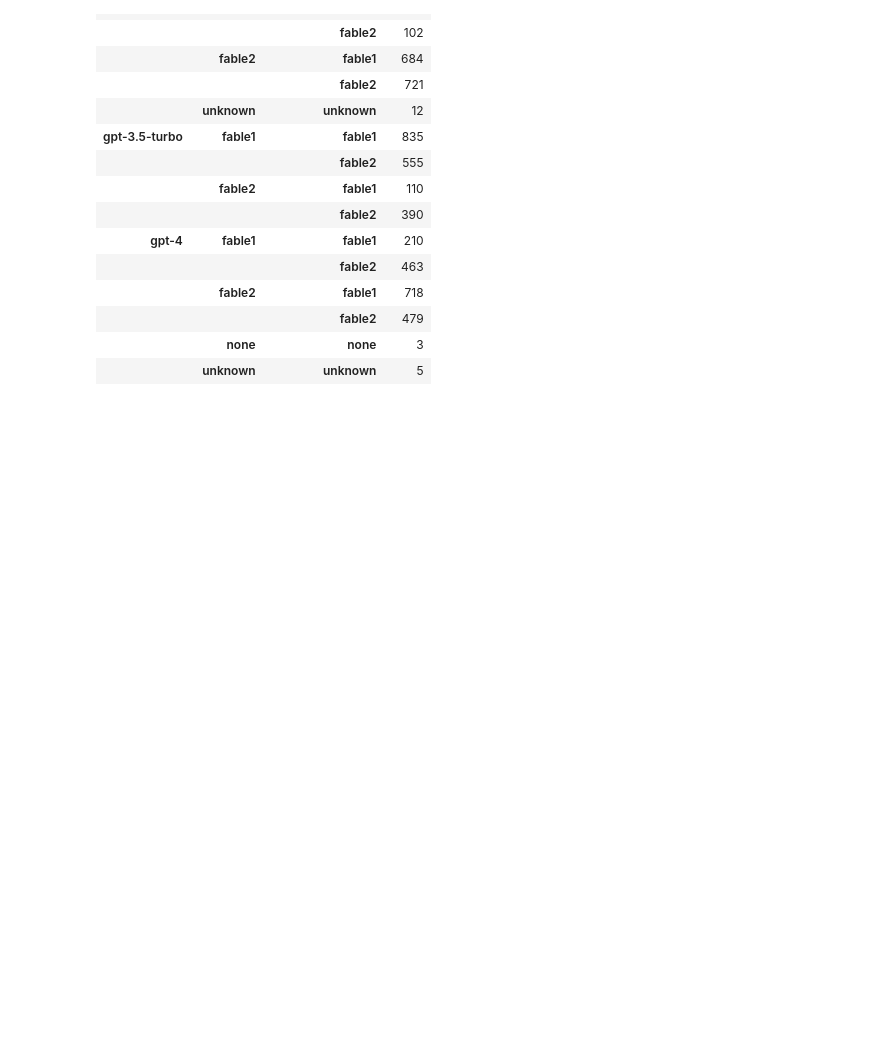
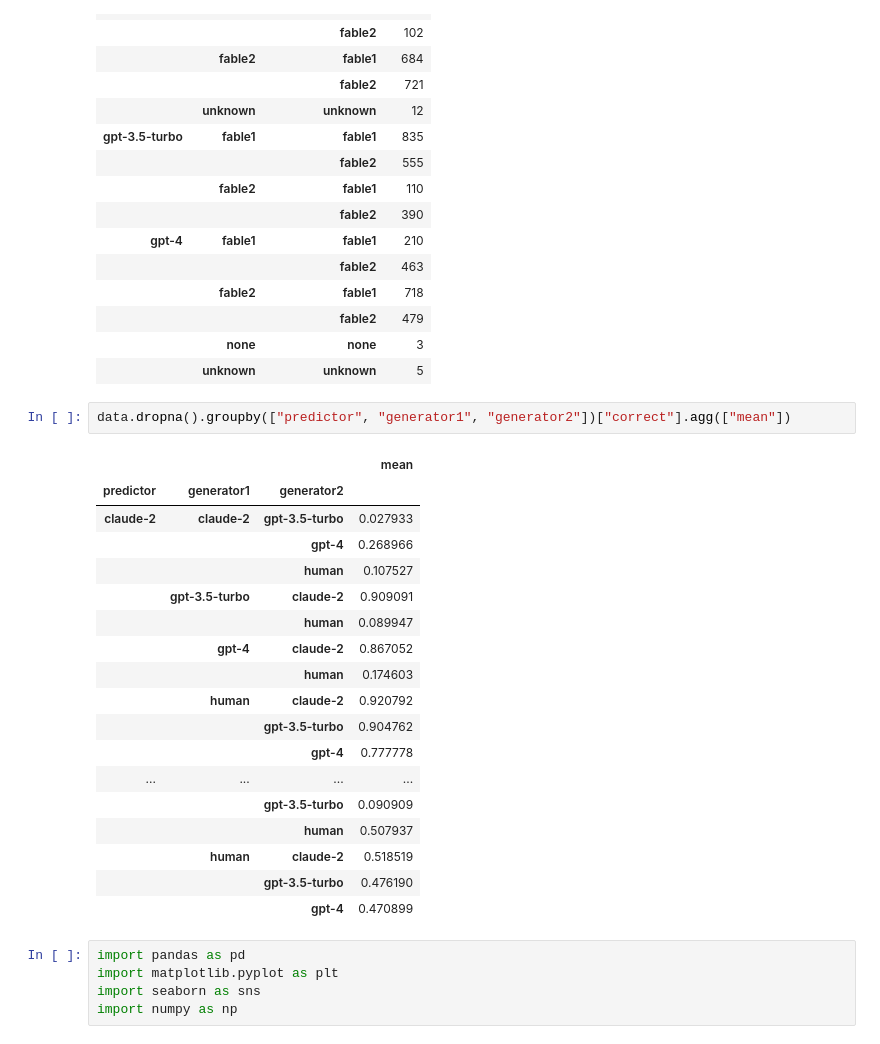
Before and after one commit to qfeuilla/TuringMirror, a Jupyter notebook: explore_data.ipynb, the cells around one changed output. Saved outputs shown, nothing was run; the diff lists cells and outputs as text; blank space fills up the shorter version.

```diff
--- a/explore_data.ipynb
+++ b/explore_data.ipynb
@@ -36,3 +43,29 @@ data.dropna().groupby(["predictor", "prediction", "correct_prediction", ])["pred
 |  |  | fable2 | 479 |
 |  | none | none | 3 |
 |  | unknown | unknown | 5 |
+# %%
+data.dropna().groupby(["predictor", "generator1", "generator2"])["correct"].agg(["mean"])
+# %% [output]
+|  |  |  | mean |
+| predictor | generator1 | generator2 |  |
+| claude-2 | claude-2 | gpt-3.5-turbo | 0.027933 |
+|  |  | gpt-4 | 0.268966 |
+|  |  | human | 0.107527 |
+|  | gpt-3.5-turbo | claude-2 | 0.909091 |
+|  |  | human | 0.089947 |
+|  | gpt-4 | claude-2 | 0.867052 |
+|  |  | human | 0.174603 |
+|  | human | claude-2 | 0.920792 |
+|  |  | gpt-3.5-turbo | 0.904762 |
+|  |  | gpt-4 | 0.777778 |
+| ... | ... | ... | ... |
+|  |  | gpt-3.5-turbo | 0.090909 |
+|  |  | human | 0.507937 |
+|  | human | claude-2 | 0.518519 |
+|  |  | gpt-3.5-turbo | 0.476190 |
+|  |  | gpt-4 | 0.470899 |
+# %%
+import pandas as pd
+import matplotlib.pyplot as plt
+import seaborn as sns
+import numpy as np
```
Also changed, not shown: parts of 4 cells of this notebook, 1 other file.
